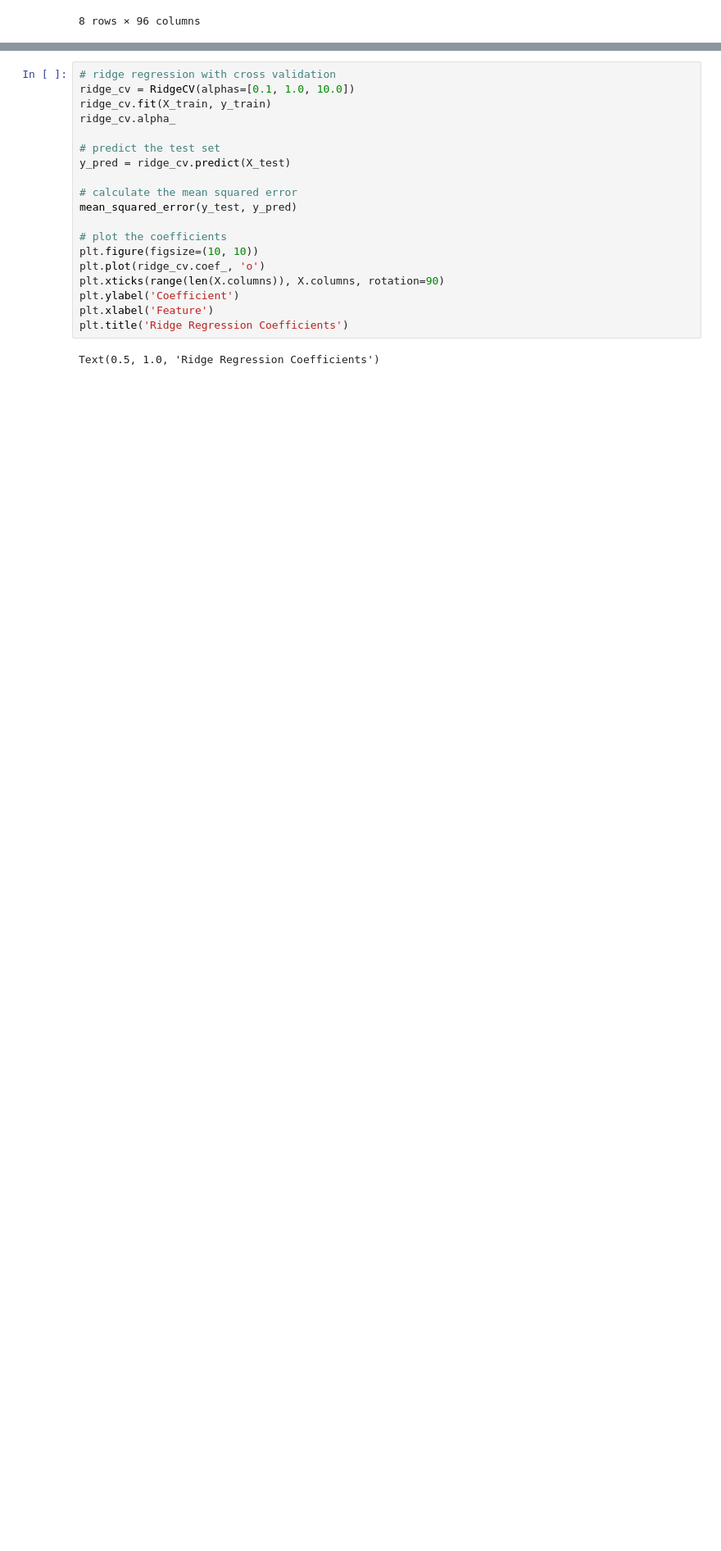
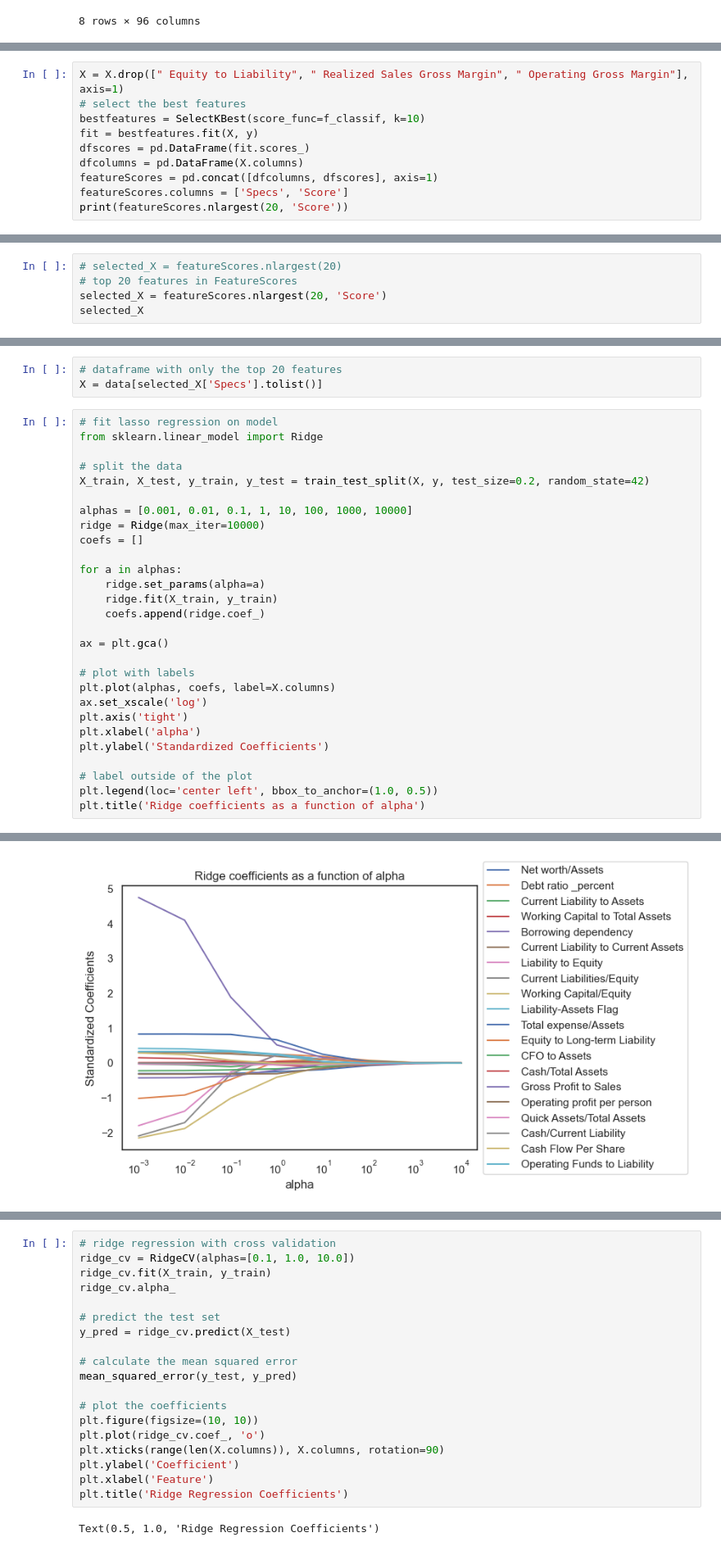
Before and after one commit to VedanshiShah7/Machine-Learning-In-Finance, a Jupyter notebook: Final Project/final_project.ipynb, the cells around one changed output, grey strips where cells are left out. Shown at 82% size. Saved outputs shown, nothing was run; the diff lists cells and outputs as text; blank space fills up the shorter version.

Commit message:
models

```diff
--- a/Final Project/final_project.ipynb
+++ b/Final Project/final_project.ipynb
@@ -90,0 +279,10 @@ Text(0.5, 1.0, 'Ridge Regression Coefficients')
+# %%
+X = X.drop([" Equity to Liability", " Realized Sales Gross Margin", " Operating Gross Margin"], axis=1)
+# select the best features
+bestfeatures = SelectKBest(score_func=f_classif, k=10)
+fit = bestfeatures.fit(X, y)
+dfscores = pd.DataFrame(fit.scores_)
+dfcolumns = pd.DataFrame(X.columns)
+featureScores = pd.concat([dfcolumns, dfscores], axis=1)
+featureScores.columns = ['Specs', 'Score']
+print(featureScores.nlargest(20, 'Score'))
@@ -90,0 +307,5 @@ Text(0.5, 1.0, 'Ridge Regression Coefficients')
+# %%
+# selected_X = featureScores.nlargest(20)
+# top 20 features in FeatureScores
+selected_X = featureScores.nlargest(20, 'Score')
+selected_X
@@ -90,0 +353,32 @@ Text(0.5, 1.0, 'Ridge Regression Coefficients')
+# %%
+# dataframe with only the top 20 features
+X = data[selected_X['Specs'].tolist()]
+# %%
+# fit lasso regression on model
+from sklearn.linear_model import Ridge
+
+# split the data
+X_train, X_test, y_train, y_test = train_test_split(X, y, test_size=0.2, random_state=42)
+
+alphas = [0.001, 0.01, 0.1, 1, 10, 100, 1000, 10000]
+ridge = Ridge(max_iter=10000)
+coefs = []
+
+for a in alphas:
+    ridge.set_params(alpha=a)
+    ridge.fit(X_train, y_train)
+    coefs.append(ridge.coef_)
+
+ax = plt.gca()
+
+# plot with labels
+plt.plot(alphas, coefs, label=X.columns)
+ax.set_xscale('log')
+plt.axis('tight')
+plt.xlabel('alpha')
+plt.ylabel('Standardized Coefficients')
+
+# label outside of the plot
+plt.legend(loc='center left', bbox_to_anchor=(1.0, 0.5))
+plt.title('Ridge coefficients as a function of alpha')
+# %% [output]
@@ -90,0 +386 @@ Text(0.5, 1.0, 'Ridge Regression Coefficients')
+[figure, added]
```
Also changed, not shown: parts of 22 cells of this notebook.
